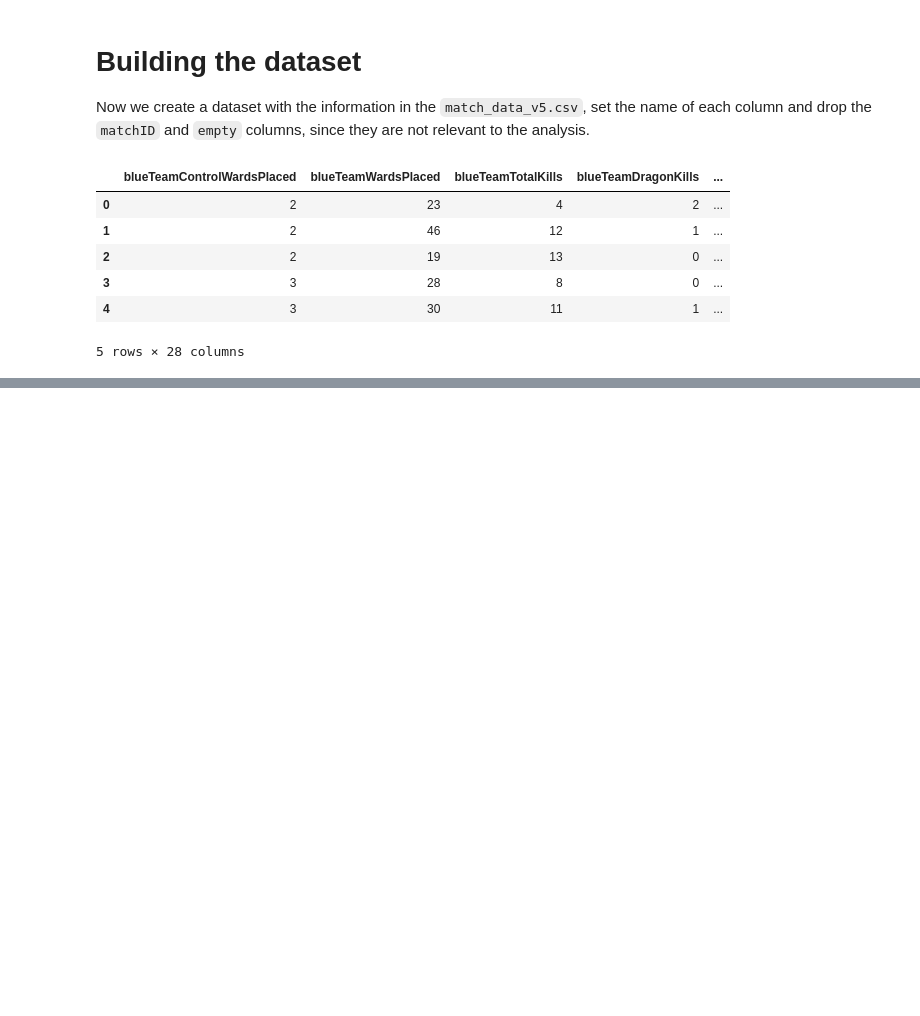
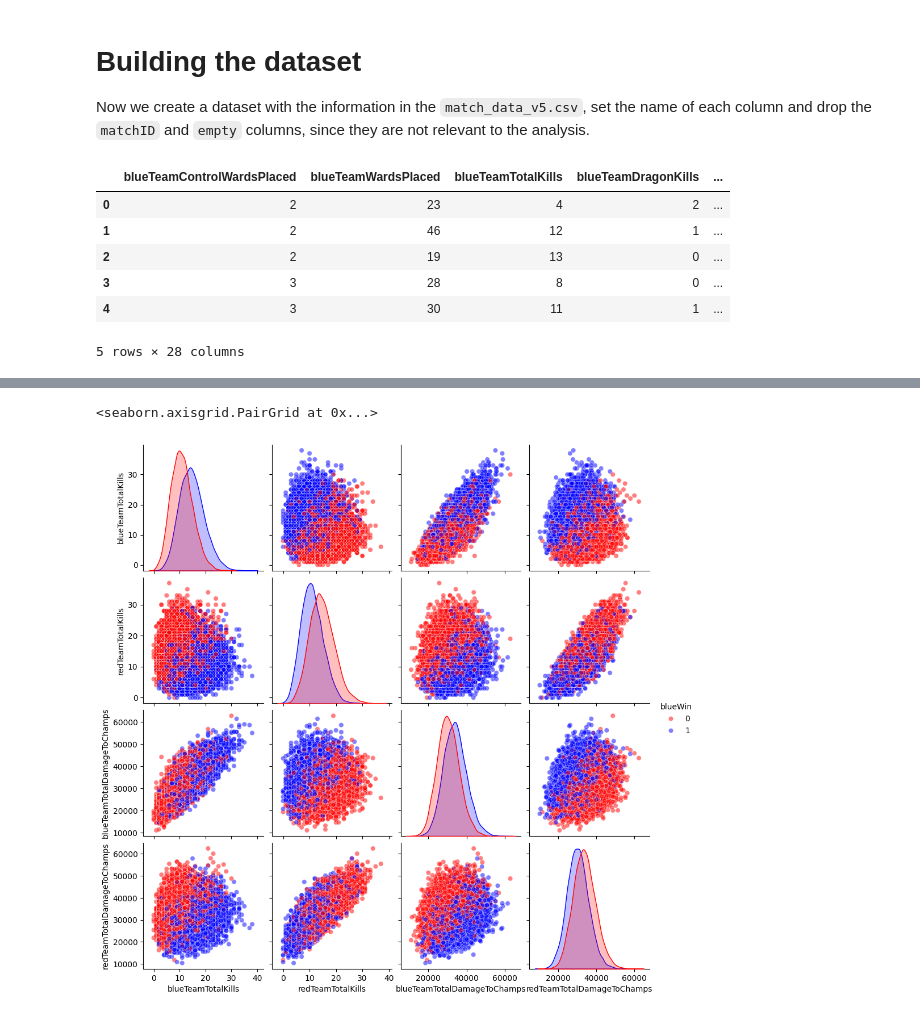
Before and after one commit to Tonevanda/IA, a Jupyter notebook: proj2/code.ipynb, the cells around one changed output, grey strips where cells are left out. Cells and saved outputs as stored; diff of their text form; code cells hidden in the pictures; blank space fills up the shorter version.

Commit message:
added some plots

```diff
--- a/proj2/code.ipynb
+++ b/proj2/code.ipynb
@@ -15,7 +15,8 @@ import seaborn as sb
 Now we create a dataset with the information in the `match_data_v5.csv`, set the name of each column and drop the `matchID` and `empty` columns, since they are not relevant to the analysis.
 # %%
 data = pd.read_csv('match_data_v5.csv')
-data.columns = ["matchID","blueTeamControlWardsPlaced","blueTeamWardsPlaced","blueTeamTotalKills","blueTeamDragonKills","blueTeamHeraldKills","blueTeamTowersDestroyed","blueTeamInhibitorsDestroyed","blueTeamTurretPlatesDestroyed","blueTeamFirstBlood","blueTeamMinionsKilled","blueTeamJungleMinions","blueTeamTotalGold","blueTeamXp","blueTeamTotalDamageToChamps","redTeamControlWardsPlaced","redTeamWardsPlaced","redTeamTotalKills","redTeamDragonKills","redTeamHeraldKills","redTeamTowersDestroyed","redTeamInhibitorsDestroyed","redTeamTurretPlatesDestroyed","redTeamMinionsKilled","redTeamJungleMinions","redTeamTotalGold","redTeamXp","redTeamTotalDamageToChamps","blueWin","empty"]
+data.columns = ["matchID","blueTeamControlWardsPlaced","blueTeamWardsPlaced","blueTeamTotalKills","blueTeamDragonKills","blueTeamHeraldKills","blueTeamTowersDestroyed","blueTeamInhibitorsDestroyed","blueTeamTurretPlatesDestroyed","blueTeamFirstBlood","blueTeamMinionsKilled","blueTeamJungleMinions","blueTeamTotalGold","blueTeamXp","blueTeamTotalDamageToChamps",
+                            "redTeamControlWardsPlaced","redTeamWardsPlaced","redTeamTotalKills","redTeamDragonKills","redTeamHeraldKills","redTeamTowersDestroyed","redTeamInhibitorsDestroyed","redTeamTurretPlatesDestroyed","redTeamMinionsKilled","redTeamJungleMinions","redTeamTotalGold","redTeamXp","redTeamTotalDamageToChamps","blueWin","empty"]
 data = data.drop(columns=["matchID","empty"])
 data.head()
 # %% [output]
@@ -28,0 +43,12 @@ data.head()
+# %%
+sample_size = data.__len__()
+variables = ['blueTeamTotalKills', 'redTeamTotalKills', 'blueTeamTotalDamageToChamps', 'redTeamTotalDamageToChamps', 'blueWin']
+
+# Sample the data
+sample = data.sample(sample_size)[variables]
+
+palette = {0: 'red', 1: 'blue'}
+sb.pairplot(sample, hue='blueWin', palette=palette, plot_kws={'alpha': 0.5})
+# %% [output]
+<seaborn.axisgrid.PairGrid at 0x...>
+[figure, added]
```
Also changed, not shown: parts of 2 cells of this notebook.
